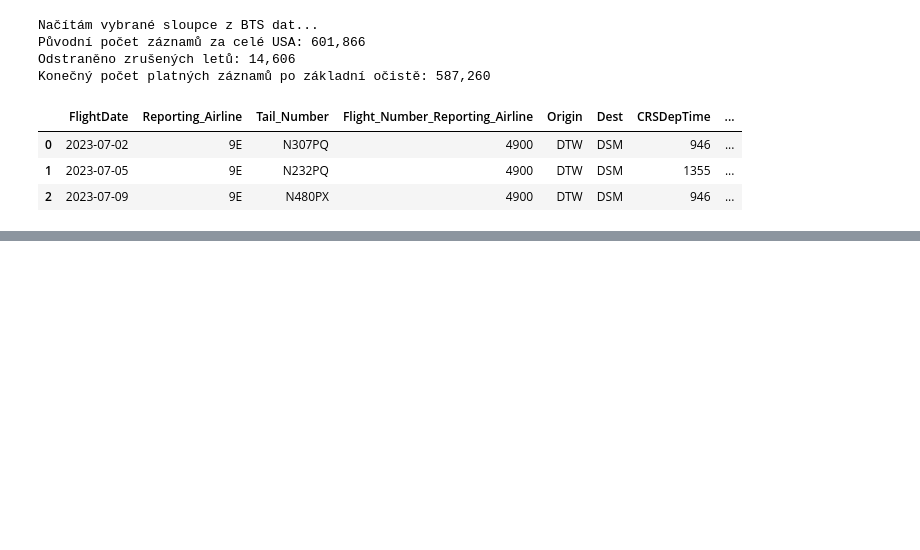
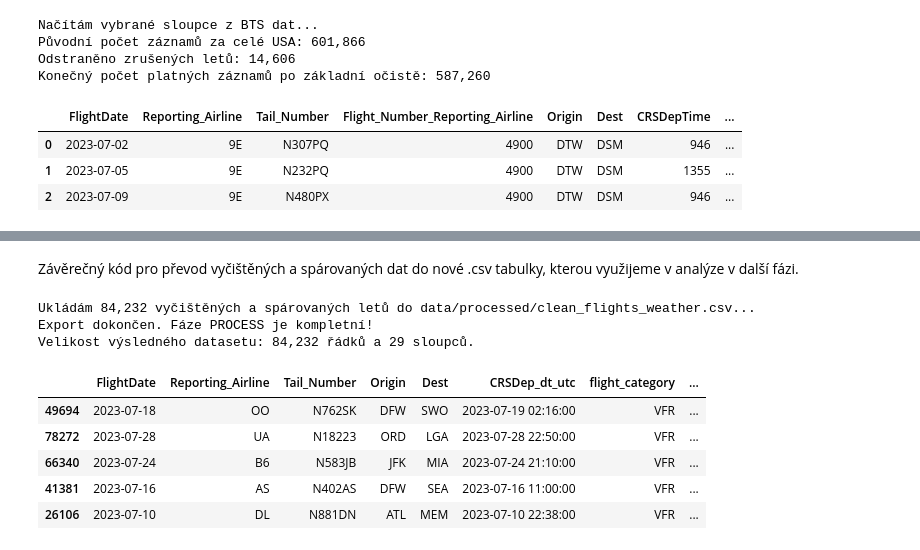
Before and after one commit to weissgrlu/airline-delay-metar-analysis, a Jupyter notebook: notebook/project_jupyter_files.ipynb, the cells around one changed output, grey strips where cells are left out. Saved outputs shown, nothing was run; the diff lists cells and outputs as text; code cells hidden in the pictures; blank space fills up the shorter version.

```diff
--- a/notebook/project_jupyter_files.ipynb
+++ b/notebook/project_jupyter_files.ipynb
@@ -195,0 +457,56 @@ Konečný počet platných záznamů po základní očistě: 587,260
+# %% [markdown]
+Závěrečný kód pro převod vyčištěných a spárovaných dat do nové .csv tabulky, kterou využijeme v analýze v další fázi.
+# %%
+# -------------------------------------------------------------
+# KROK 5: INTEGRITA A EXPORT DO DATA/PROCESSED
+# -------------------------------------------------------------
+from pathlib import Path
+
+PROCESSED_DIR = Path("data/processed")
+PROCESSED_DIR.mkdir(parents=True, exist_ok=True)
+output_path = PROCESSED_DIR / "clean_flights_weather.csv"
+
+# Ponecháme pouze úspěšně spárované lety
+df_final = df_matched.dropna(subset=["flight_category"]).copy()
+
+# Uložení do CSV
+print(f"Ukládám {len(df_final):,} vyčištěných a spárovaných letů do {output_path}...")
+df_final.to_csv(output_path, index=False)
+
+print("Export dokončen. Fáze PROCESS je kompletní!")
+print(f"Velikost výsledného datasetu: {df_final.shape[0]:,} řádků a {df_final.shape[1]} sloupců.")
+# %% [output]
+Ukládám 84,232 vyčištěných a spárovaných letů do data/processed/clean_flights_weather.csv...
+Export dokončen. Fáze PROCESS je kompletní!
+Velikost výsledného datasetu: 84,232 řádků a 29 sloupců.
+# %%
+# -------------------------------------------------------------
+# NÁHLEDOVÁ KONTROLA NÁHODNÝCH ZÁZNAMŮ
+# -------------------------------------------------------------
+audit_cols = [
+    "FlightDate",
+    "Reporting_Airline",
+    "Tail_Number",
+    "Origin",
+    "Dest",
+    "CRSDep_dt_utc",
+    "flight_category",
+    "has_storm",
+    "visibility_sm",
+    "ceiling_ft",
+    "DepDelay",
+    "LateAircraftDelay",
+    "NASDelay",
+    "WeatherDelay",
+]
+
+# Výběr 5 náhodných řádků (random_state zaručuje reprodukovatelnost při opakovaném běhu)
+df_sample = df_final[audit_cols].sample(n=5, random_state=42)
+df_sample
+# %% [output]
+|  | FlightDate | Reporting_Airline | Tail_Number | Origin | Dest | CRSDep_dt_utc | flight_category | ... |
+| 49694 | 2023-07-18 | OO | N762SK | DFW | SWO | 2023-07-19 02:16:00 | VFR | ... |
+| 78272 | 2023-07-28 | UA | N18223 | ORD | LGA | 2023-07-28 22:50:00 | VFR | ... |
+| 66340 | 2023-07-24 | B6 | N583JB | JFK | MIA | 2023-07-24 21:10:00 | VFR | ... |
+| 41381 | 2023-07-16 | AS | N402AS | DFW | SEA | 2023-07-16 11:00:00 | VFR | ... |
+| 26106 | 2023-07-10 | DL | N881DN | ATL | MEM | 2023-07-10 22:38:00 | VFR | ... |
```
Also changed, not shown: parts of 8 cells of this notebook.
